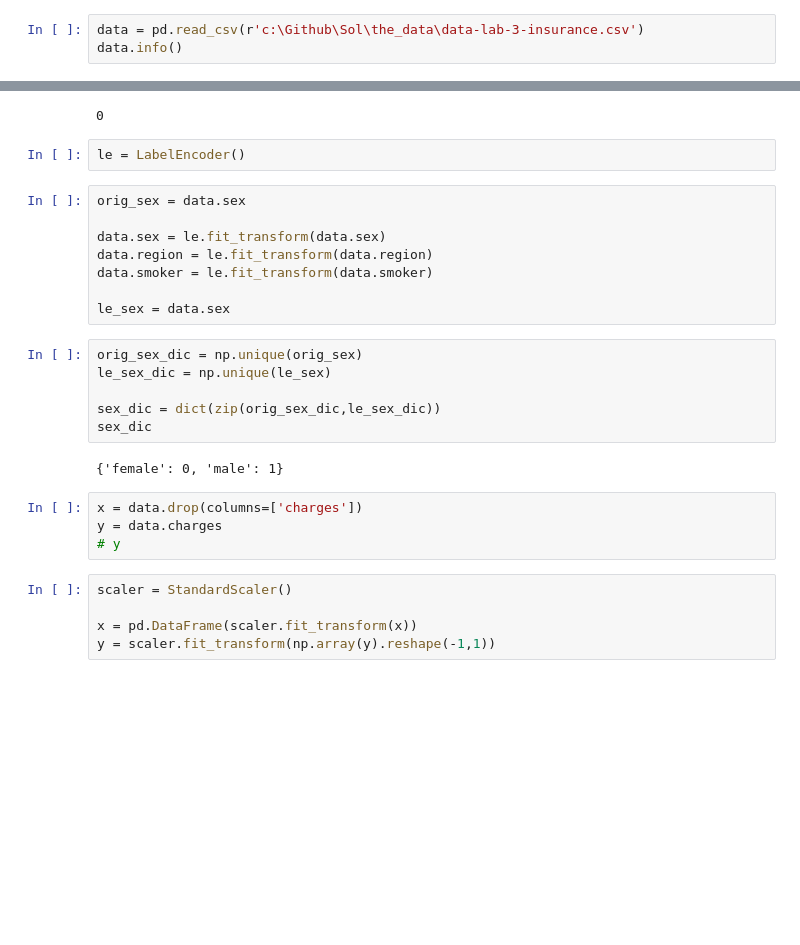
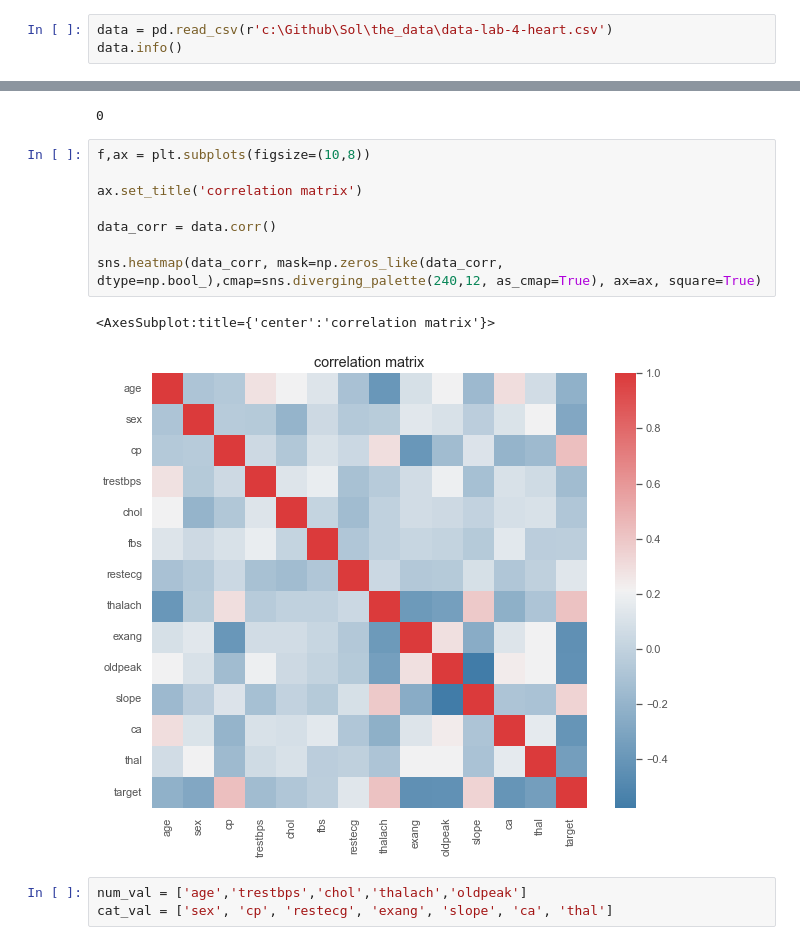
Before and after one commit to Omuk/Reborn, a Jupyter notebook: Data Practice/Practice_Field.ipynb, the cells around one changed output, grey strips where cells are left out. Saved outputs shown, nothing was run; the diff lists cells and outputs as text; blank space fills up the shorter version.

Commit message:
data

```diff
--- a/Data Practice/Practice_Field.ipynb
+++ b/Data Practice/Practice_Field.ipynb
@@ -19,7 +19,7 @@ from sklearn.neighbors import KNeighborsClassifier, KNeighborsRegressor
 from sklearn.ensemble import RandomForestClassifier, RandomForestRegressor
 from sklearn.cluster import KMeans
 # %%
-data = pd.read_csv(r'c:\Github\Sol\the_data\data-lab-3-insurance.csv')
+data = pd.read_csv(r'c:\Github\Sol\the_data\data-lab-4-heart.csv')
 data.info()
 # %% [output]
 <class 'pandas.core.frame.DataFrame'>
@@ -55,30 +65,17 @@ data.drop_duplicates(subset=None, inplace=True, keep='first', ignore_index=False
 data.duplicated().sum()
 # %% [output]
 0
-# %%
-le = LabelEncoder()
-# %%
-orig_sex = data.sex
-
-data.sex = le.fit_transform(data.sex)
-data.region = le.fit_transform(data.region)
-data.smoker = le.fit_transform(data.smoker)
-
-le_sex = data.sex
-# %%
-orig_sex_dic = np.unique(orig_sex)
-le_sex_dic = np.unique(le_sex)
-
-sex_dic = dict(zip(orig_sex_dic,le_sex_dic))
-sex_dic
-# %% [output]
-{'female': 0, 'male': 1}
-# %%
-x = data.drop(columns=['charges'])
-y = data.charges
-# y
-# %%
-scaler = StandardScaler()
-
-x = pd.DataFrame(scaler.fit_transform(x))
-y = scaler.fit_transform(np.array(y).reshape(-1,1))
+# %%
+f,ax = plt.subplots(figsize=(10,8))
+
+ax.set_title('correlation matrix')
+
+data_corr = data.corr()
+
+sns.heatmap(data_corr, mask=np.zeros_like(data_corr, dtype=np.bool_),cmap=sns.diverging_palette(240,12, as_cmap=True), ax=ax, square=True)
+# %% [output]
+<AxesSubplot:title={'center':'correlation matrix'}>
+[figure, added]
+# %%
+num_val = ['age','trestbps','chol','thalach','oldpeak']
+cat_val = ['sex', 'cp', 'restecg', 'exang', 'slope', 'ca', 'thal']
```
Also changed, not shown: parts of 8 cells of this notebook.
